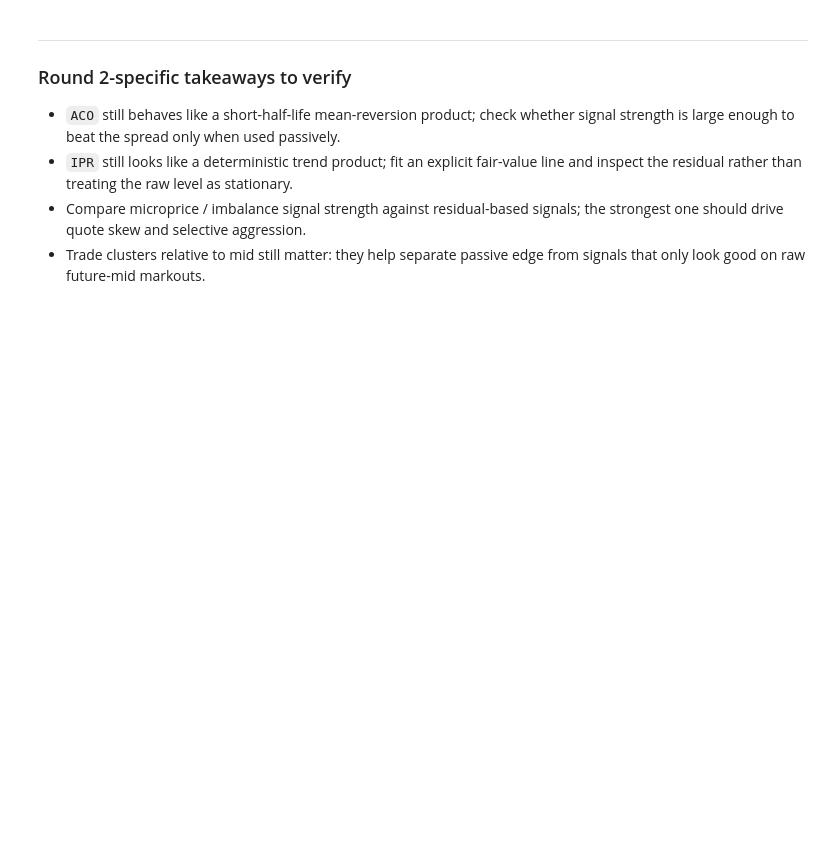
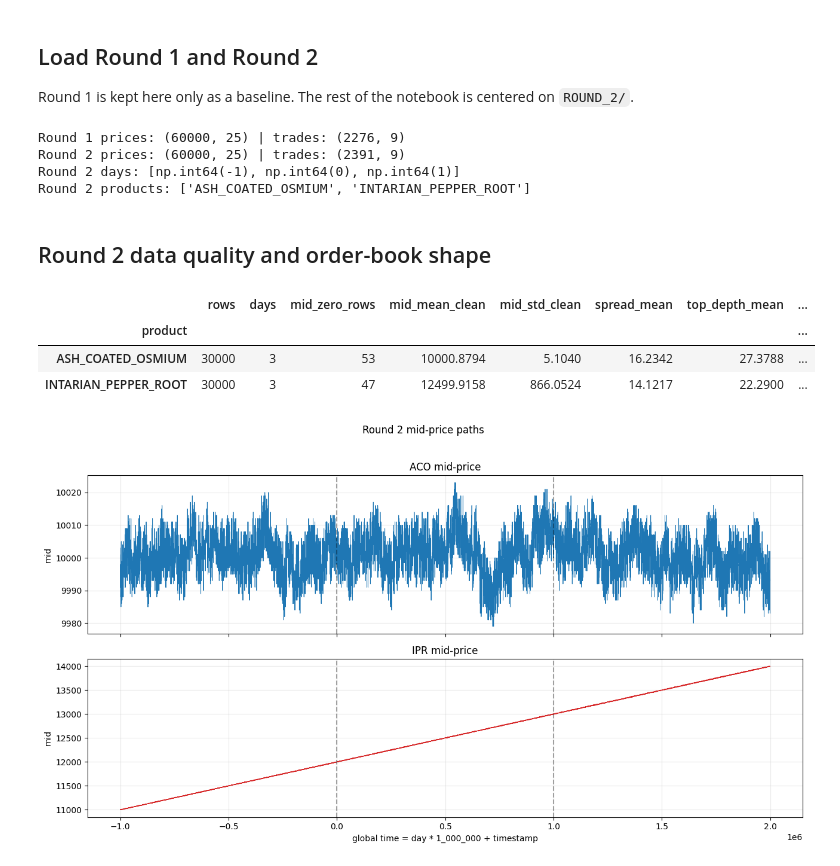
Before and after one commit to arkankau/asimc4, a Jupyter notebook: round2_eda.ipynb, the cells around one changed output. Cells and saved outputs as stored; diff of their text form; code cells hidden in the pictures; blank space fills up the shorter version.

Commit message:
Round2

```diff
--- a/round2_eda.ipynb
+++ b/round2_eda.ipynb
@@ -580,7 +353,0 @@ plt.show()
-# %% [markdown]
----
-### Round 2-specific takeaways to verify
-- `ACO` still behaves like a short-half-life mean-reversion product; check whether signal strength is large enough to beat the spread only when used passively.
-- `IPR` still looks like a deterministic trend product; fit an explicit fair-value line and inspect the residual rather than treating the raw level as stationary.
-- Compare microprice / imbalance signal strength against residual-based signals; the strongest one should drive quote skew and selective aggression.
-- Trade clusters relative to mid still matter: they help separate passive edge from signals that only look good on raw future-mid markouts.
@@ -619,0 +354,33 @@ print(trade_summary(aligned))
+# %% [markdown]
+## Load Round 1 and Round 2
+
+Round 1 is kept here only as a baseline. The rest of the notebook is centered on `ROUND_2/`.
+# %%
+prices_round1, trades_round1 = load_round(ROUND1_DIR, 1)
+prices_round2, trades_round2 = load_round(ROUND2_DIR, 2)
+
+prices_round1 = prepare_features(prices_round1)
+prices_round2 = prepare_features(prices_round2)
+
+print("Round 1 prices:", prices_round1.shape, "| trades:", trades_round1.shape)
+print("Round 2 prices:", prices_round2.shape, "| trades:", trades_round2.shape)
+print("Round 2 days:", sorted(prices_round2["day"].unique()))
+print("Round 2 products:", sorted(prices_round2["product"].unique()))
+# %% [output]
+Round 1 prices: (60000, 25) | trades: (2276, 9)
+Round 2 prices: (60000, 25) | trades: (2391, 9)
+Round 2 days: [np.int64(-1), np.int64(0), np.int64(1)]
+Round 2 products: ['ASH_COATED_OSMIUM', 'INTARIAN_PEPPER_ROOT']
+# %% [markdown]
+## Round 2 data quality and order-book shape
+# %%
+quality_table(prices_round2)
+# %% [output]
+|  | rows | days | mid_zero_rows | mid_mean_clean | mid_std_clean | spread_mean | top_depth_mean | ... |
+| product |  |  |  |  |  |  |  | ... |
+| ASH_COATED_OSMIUM | 30000 | 3 | 53 | 10000.8794 | 5.1040 | 16.2342 | 27.3788 | ... |
+| INTARIAN_PEPPER_ROOT | 30000 | 3 | 47 | 12499.9158 | 866.0524 | 14.1217 | 22.2900 | ... |
+# %%
+plot_mid_paths(prices_round2, title='Round 2 mid-price paths')
+# %% [output]
+[figure, added]
```
Also changed, not shown: parts of 35 cells of this notebook, 43 other files.
